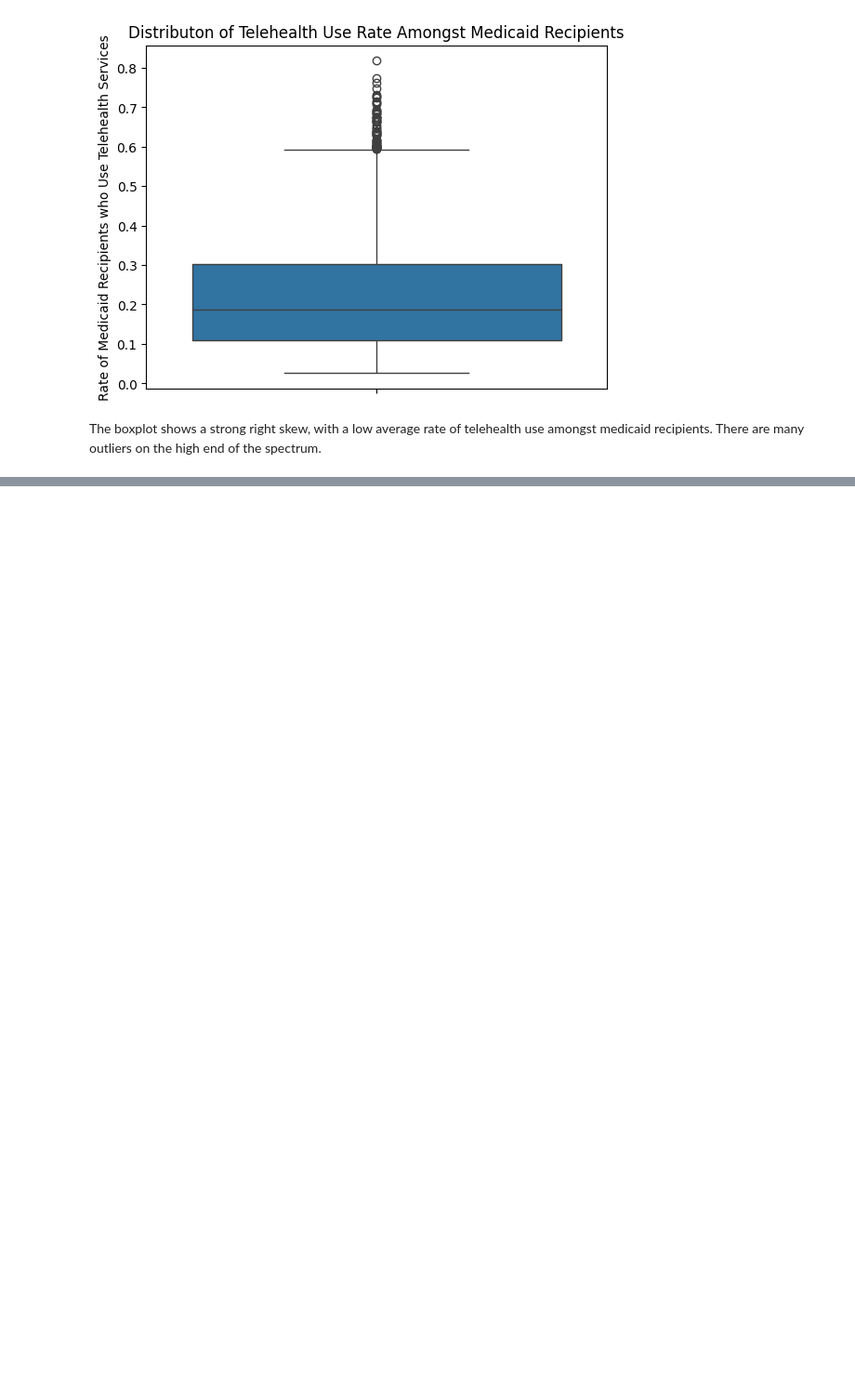
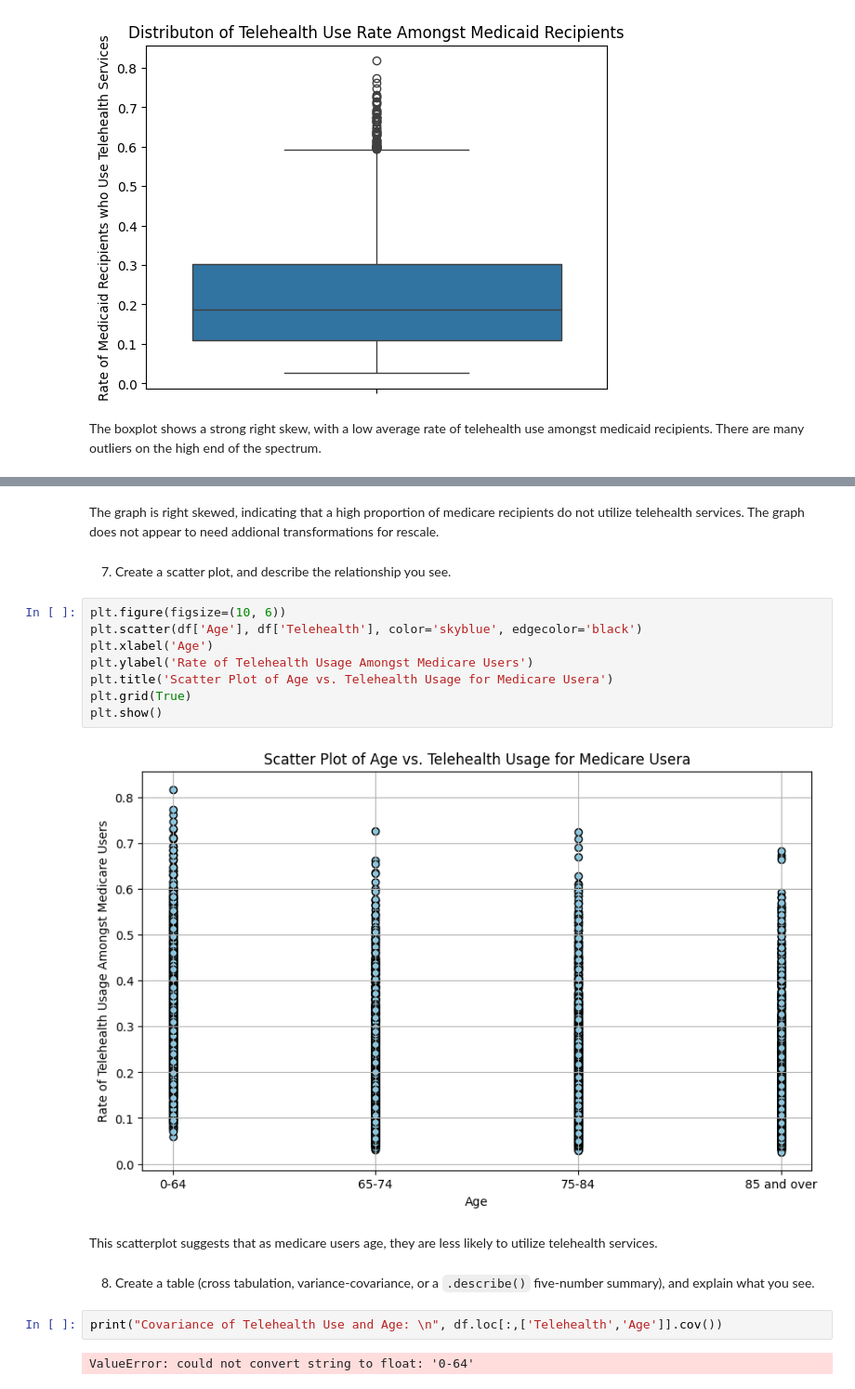
Before and after one commit to oak50/visualization, a Jupyter notebook: assignment/assignment__2.ipynb, the cells around one changed output, grey strips where cells are left out. Shown at 93% size. Saved outputs shown, nothing was run; the diff lists cells and outputs as text; blank space fills up the shorter version.

```diff
--- a/assignment/assignment__2.ipynb
+++ b/assignment/assignment__2.ipynb
@@ -431,0 +408,22 @@ plt.savefig("age_boxplot")
+# %% [markdown]
+The graph is right skewed, indicating that a high proportion of medicare recipients do not utilize telehealth services. The graph does not appear to need addional transformations for rescale.
+# %% [markdown]
+7. Create a scatter plot, and describe the relationship you see.
+# %%
+plt.figure(figsize=(10, 6))
+plt.scatter(df['Age'], df['Telehealth'], color='skyblue', edgecolor='black')
+plt.xlabel('Age')
+plt.ylabel('Rate of Telehealth Usage Amongst Medicare Users')
+plt.title('Scatter Plot of Age vs. Telehealth Usage for Medicare Usera')
+plt.grid(True)
+plt.show()
+# %% [output]
+[figure, added]
+# %% [markdown]
+This scatterplot suggests that as medicare users age, they are less likely to utilize telehealth services.
+# %% [markdown]
+8. Create a table (cross tabulation, variance-covariance, or a `.describe()` five-number summary), and explain what you see.
+# %%
+print("Covariance of Telehealth Use and Age: \n", df.loc[:,['Telehealth','Age']].cov())
+# %% [output]
+ValueError: could not convert string to float: '0-64'
```
Also changed, not shown: parts of 8 cells of this notebook, 1 other file.
